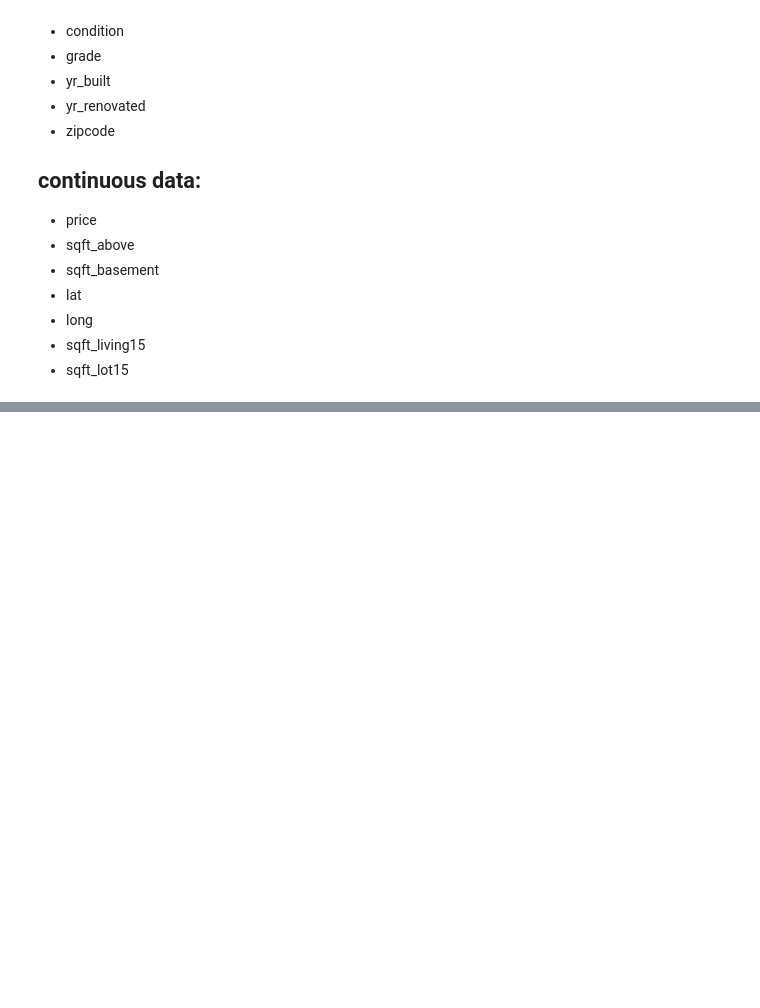
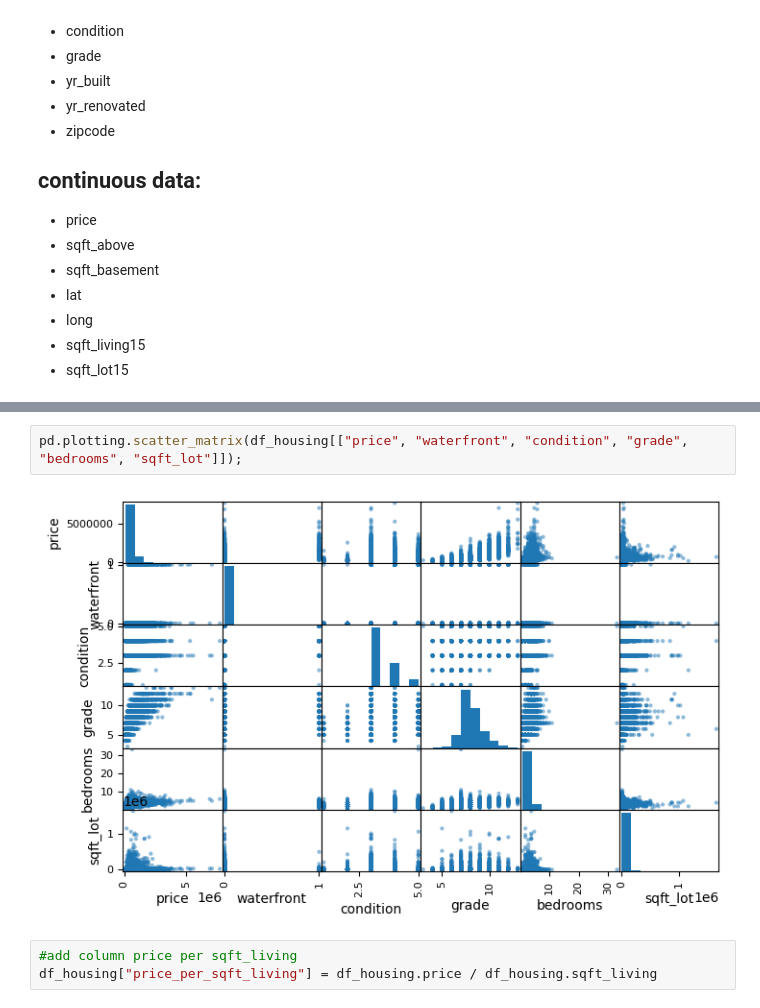
Before and after one commit to LanaCasselmann/eda-project-housing, a Jupyter notebook: EDA.ipynb, the cells around one changed output, grey strips where cells are left out. Drawn from its saved outputs; the diff is of its cells as text; blank space fills up the shorter version.

```diff
--- a/EDA.ipynb
+++ b/EDA.ipynb
@@ -361,0 +423,7 @@ Characteristics: Waterfront , limited budget, nice & isolated but central neighb
+# %%
+pd.plotting.scatter_matrix(df_housing[["price", "waterfront", "condition", "grade", "bedrooms", "sqft_lot"]]);
+# %% [output]
+[figure, added]
+# %%
+#add column price per sqft_living
+df_housing["price_per_sqft_living"] = df_housing.price / df_housing.sqft_living
```
Also changed, not shown: parts of 23 cells of this notebook, 1 other file.
